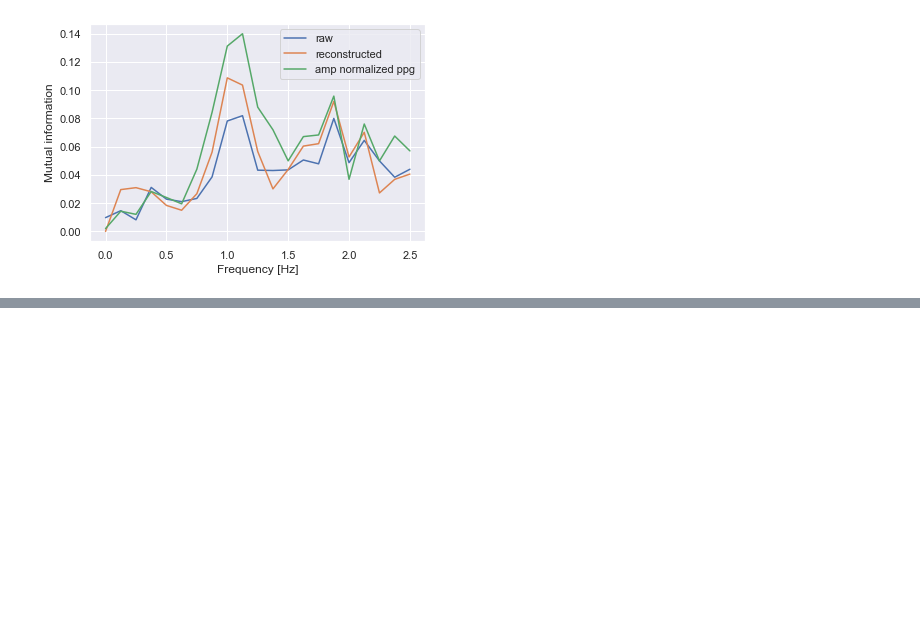
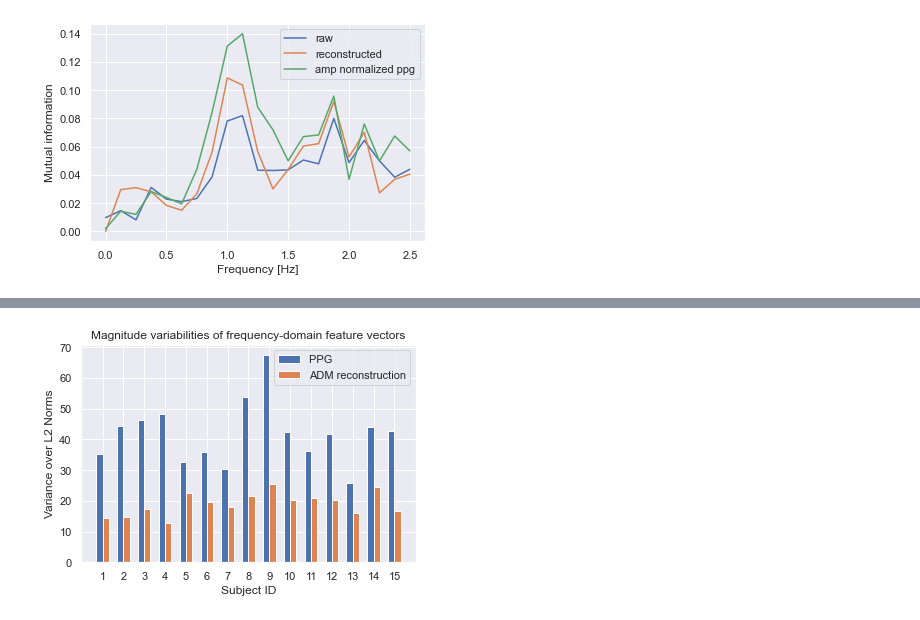
Before and after one commit to pennfranc/adm-ppg-analysis, a Jupyter notebook: mutual information pipeline.ipynb, the cells around one changed output, grey strips where cells are left out. Drawn from its saved outputs; the diff is of its cells as text; code cells hidden in the pictures; blank space fills up the shorter version.

```diff
--- a/mutual information pipeline.ipynb
+++ b/mutual information pipeline.ipynb
@@ -290,0 +367,13 @@ compute_cv_regression_score(np.transpose(Sxx_ppg_amp_normalized), hr_at_ppg_time
+# %%
+width = 0.3
+plt.bar(np.array(subject_range) - width / 2, vars_over_l2s_ppg, label='PPG ', width=width)
+plt.bar(np.array(subject_range) + width / 2, vars_over_l2s_rec, label='ADM reconstruction', width=width)
+plt.xlabel('Subject ID')
+plt.ylabel('Variance over L2 Norms')
+plt.title('Magnitude variabilities of frequency-domain feature vectors')
+plt.legend()
+plt.gca().xaxis.set_major_locator(mticker.FixedLocator(subject_range))
+plt.show()
+plt.close()
+# %% [output]
+[figure, added]
```
Also changed, not shown: parts of 6 cells of this notebook, 7 other files.
